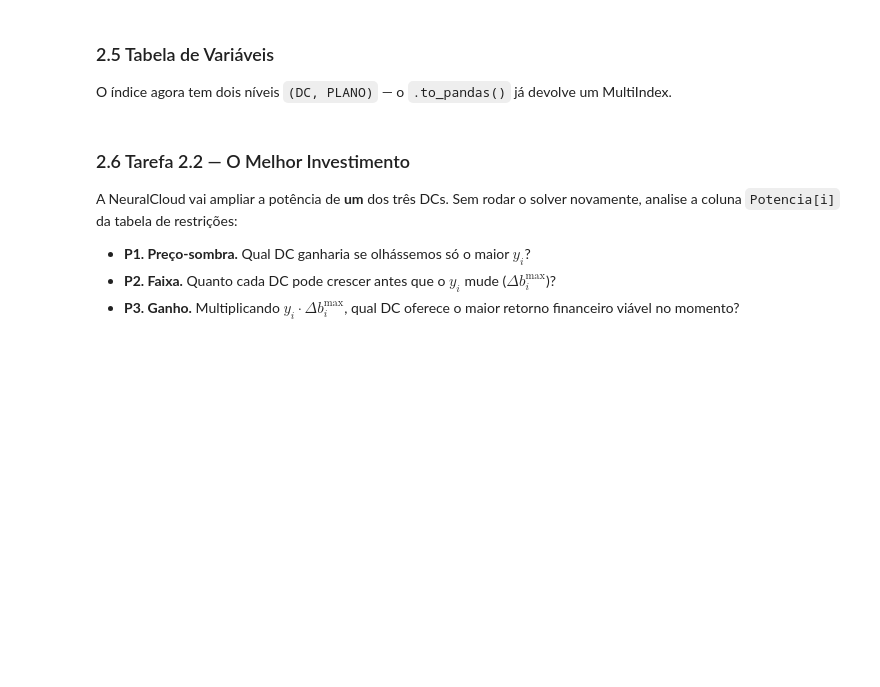
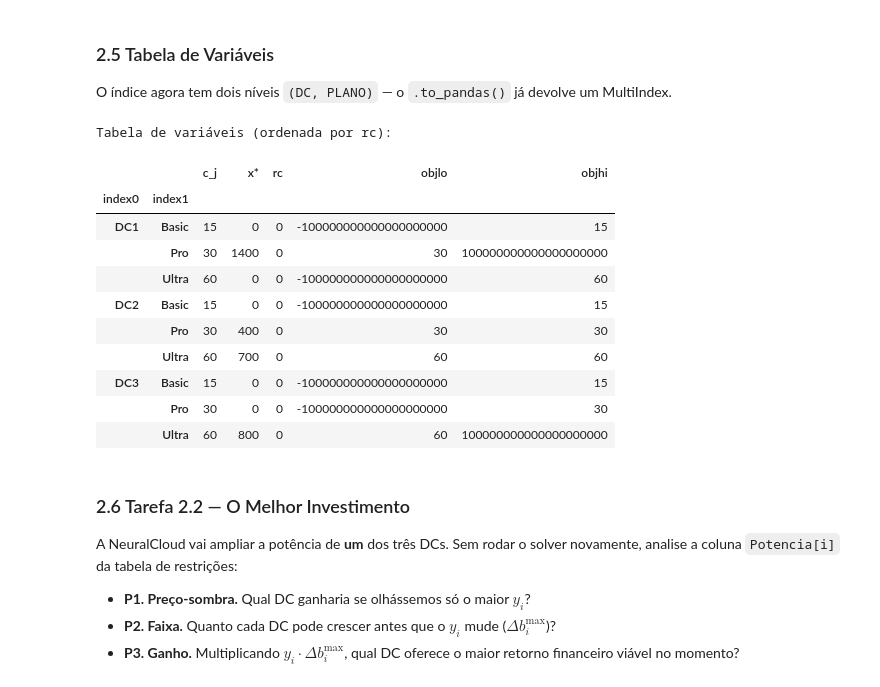
Before and after one commit to m9tzin/o-research, a Jupyter notebook: 09/analise-sensibilidade.ipynb, the cells around one changed output. Cells and saved outputs as stored; diff of their text form; code cells hidden in the pictures; blank space fills up the shorter version.

```diff
--- a/09/analise-sensibilidade.ipynb
+++ b/09/analise-sensibilidade.ipynb
@@ -354,19 +386,32 @@ O índice agora tem dois níveis `(DC, PLANO)` — o `.to_pandas()` já devolve
 # %%
 df_xvar = ampl.get_data(
     "x", "x.rc", "x.sensobjlo", "x.sensobjhi"
 ).to_pandas()
 df_xvar.columns = ["x*", "rc", "objlo", "objhi"]
 
-# Adiciona margem bruta como c_j
-margem_df = ampl.get_parameter("margem").to_pandas()
-margem_df.columns = ["c_j"]
-# margem indexada por PLANO; alinhamos com o índice (DC, PLANO)
-df_xvar["c_j"] = df_xvar.index.get_level_values(-1).map(margem_df["c_j"])
+# Adiciona receita bruta como c_j
+receita_df = ampl.get_parameter("receita").to_pandas()
+receita_df.columns = ["c_j"]
+# receita indexada por PLANO; precisamos alinhar com o índice (DC, PLANO)
+df_xvar["c_j"] = df_xvar.index.get_level_values(-1).map(receita_df["c_j"])
 
 df_xvar = df_xvar[["c_j", "x*", "rc", "objlo", "objhi"]]
-df_xvar = df_xvar.sort_values("rc", ascending=True)
+df_xvar = df_xvar.sort_values("rc", ascending=True)  # rc negativo = não-básica
 print("Tabela de variáveis (ordenada por rc):")
 display(df_xvar.round(4))
+# %% [output]
+Tabela de variáveis (ordenada por rc):
+|  |  | c_j | x* | rc | objlo | objhi |
+| index0 | index1 |  |  |  |  |  |
+| DC1 | Basic | 15 | 0 | 0 | -100000000000000000000 | 15 |
+|  | Pro | 30 | 1400 | 0 | 30 | 100000000000000000000 |
+|  | Ultra | 60 | 0 | 0 | -100000000000000000000 | 60 |
+| DC2 | Basic | 15 | 0 | 0 | -100000000000000000000 | 15 |
+|  | Pro | 30 | 400 | 0 | 30 | 30 |
+|  | Ultra | 60 | 700 | 0 | 60 | 60 |
+| DC3 | Basic | 15 | 0 | 0 | -100000000000000000000 | 15 |
+|  | Pro | 30 | 0 | 0 | -100000000000000000000 | 30 |
+|  | Ultra | 60 | 800 | 0 | 60 | 100000000000000000000 |
 # %% [markdown]
 ### 2.6 Tarefa 2.2 — O Melhor Investimento
 
```
Also changed, not shown: parts of 16 cells of this notebook.
